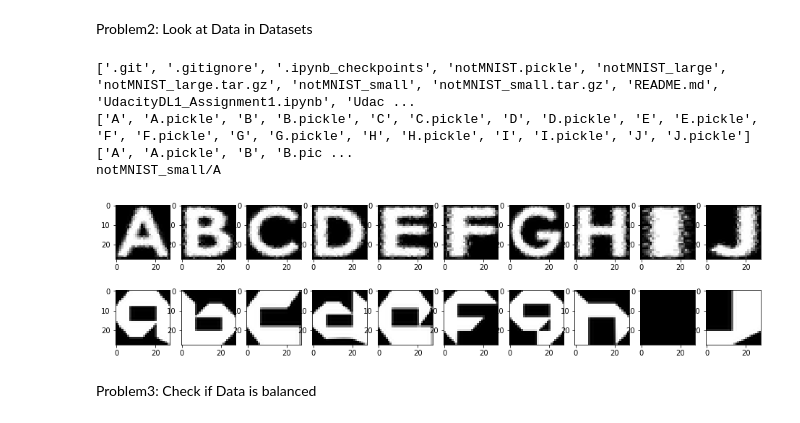
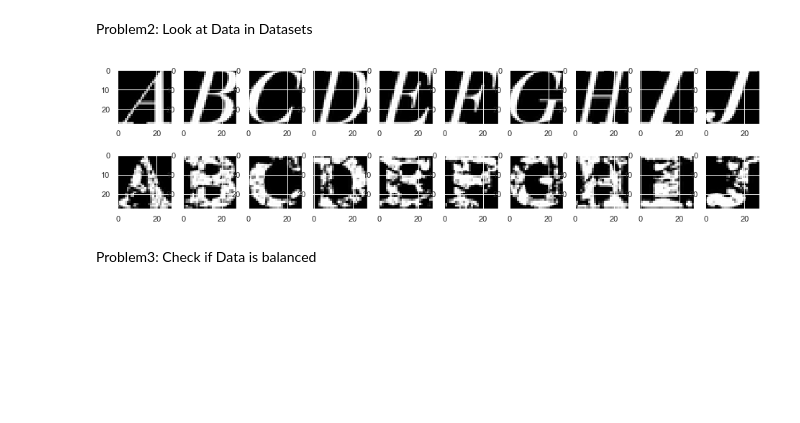
Before and after one commit to GillesRamstein/Udacity_course_ud730, a Jupyter notebook: UdacityDL1_Assignment1.ipynb, the cells around one changed output. Saved outputs shown, nothing was run; the diff lists cells and outputs as text; code cells hidden in the pictures; blank space fills up the shorter version.

Commit message:
update ud730 assignment1

```diff
--- a/UdacityDL1_Assignment1.ipynb
+++ b/UdacityDL1_Assignment1.ipynb
@@ -201,29 +194,20 @@ test_datasets = maybe_pickle(test_folders, 1800)
 .\notMNIST_small\J.pickle already present - Skipping pickling.
 # %% [markdown]
 Problem2: Look at Data in Datasets
-# %%
-main_dir = os.listdir()
-print(main_dir)
-small = os.listdir('notMNIST_small')
-large = os.listdir('notMNIST_large')
-print(sorted(small), sorted(large))
-path = []
-for sub1 in ['notMNIST_small', 'notMNIST_large']:
-    for sub2 in sorted(small):
-        path.append(sub1+'/'+sub2)
-print(path[0])
-
-f, ax = plt.subplots(figsize=(16, 4))
-for i in range(1, 40, 2):
-    ax = plt.subplot(2, 10, (i+1)/2)
-    with open(path[i], 'rb') as pickle_file:
-        content = pickle.load(pickle_file)
-    plt.imshow(content[0], cmap='gray')
-plt.show()
-# %% [output]
-['.git', '.gitignore', '.ipynb_checkpoints', 'notMNIST.pickle', 'notMNIST_large', 'notMNIST_large.tar.gz', 'notMNIST_small', 'notMNIST_small.tar.gz', 'README.md', 'UdacityDL1_Assignment1.ipynb', 'Udac ...
-['A', 'A.pickle', 'B', 'B.pickle', 'C', 'C.pickle', 'D', 'D.pickle', 'E', 'E.pickle', 'F', 'F.pickle', 'G', 'G.pickle', 'H', 'H.pickle', 'I', 'I.pickle', 'J', 'J.pickle'] ['A', 'A.pickle', 'B', 'B.pic ...
-notMNIST_small/A
-[figure, removed]
+# %%
+def print_pickle(number: int) -> None:
+    f, ax = plt.subplots(figsize=(16, 4))
+    for i,sub1 in enumerate(['notMNIST_small/', 'notMNIST_large/']):
+        for j,sub2 in enumerate(['A', 'B', 'C', 'D', 'E', 'F', 'G', 'H', 'I', 'J']):
+            plt.subplot(2, 10, 10*i+(j+1))
+            with open(sub1+sub2+'.pickle', 'rb') as pickle_file:
+                content = pickle.load(pickle_file)
+                plt.imshow(content[number], cmap='gray')
+    plt.show()
+    return None
+
+print_pickle(10)
+# %% [output]
+[figure, added]
 # %% [markdown]
 Problem3: Check if Data is balanced
```
Also changed, not shown: parts of 13 cells of this notebook.
